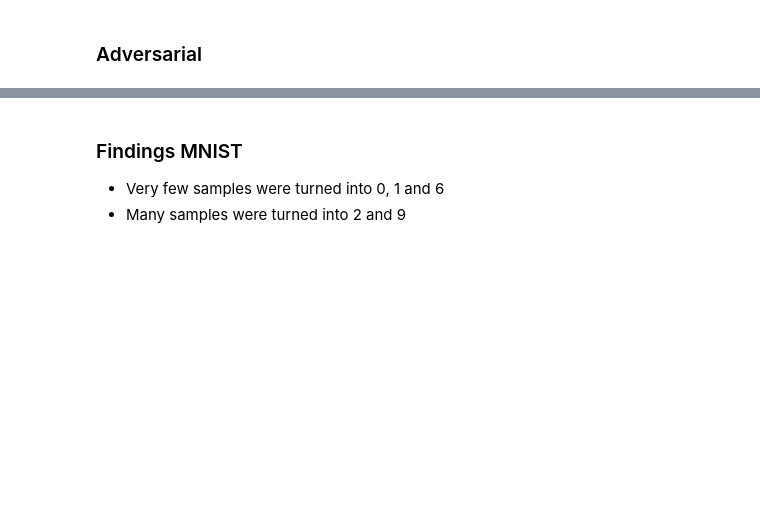
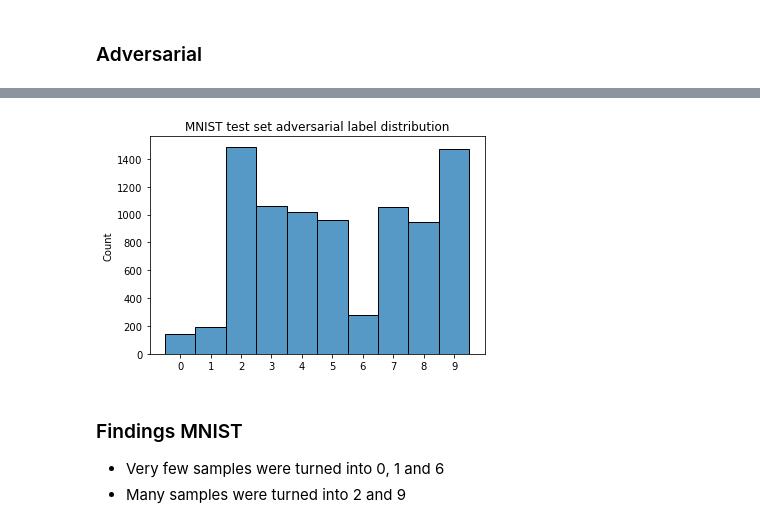
Before and after one commit to inovex/hiding-adversarial-attacks, a Jupyter notebook: notebooks/1 EDA original and adversarial class distributions -- DeepFool.ipynb, the cells around one changed output, grey strips where cells are left out. Saved outputs shown, nothing was run; the diff lists cells and outputs as text; code cells hidden in the pictures; blank space fills up the shorter version.

```diff
--- a/notebooks/1 EDA original and adversarial class distributions -- DeepFool.ipynb
+++ b/notebooks/1 EDA original and adversarial class distributions -- DeepFool.ipynb
@@ -111,3 +124,11 @@ Text(0.5, 1.0, 'MNIST adversarial label distribution - TEST')
+# %%
+title = "MNIST test set adversarial label distribution"
+bins=get_bins(10)
+xticks=range(0, 10)
+xticklabels=xticks
+plot_label_histogram(df_mnist_test_labels_adv, title, bins, xticks, xticklabels)
+# %% [output]
+[figure, added]
 # %% [markdown]
 ### Findings MNIST
 * Very few samples were turned into 0, 1 and 6
```
Also changed, not shown: parts of 25 cells of this notebook.
